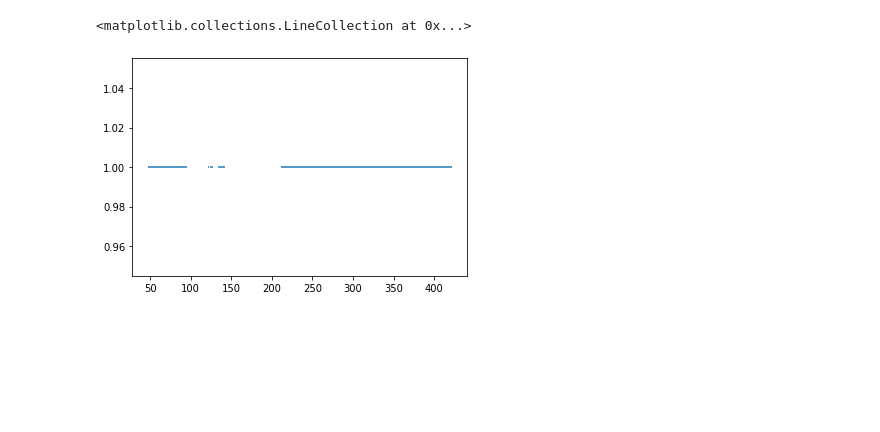
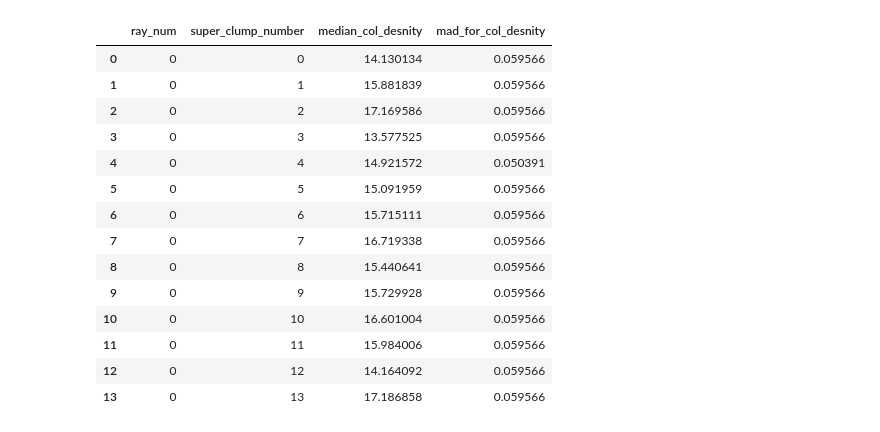
Before and after one commit to tairaeli/trident_uncertainty, a Jupyter notebook: mods/abundances/scripts/potential_ploting issues.ipynb, the cells around one changed output. Saved outputs shown, nothing was run; the diff lists cells and outputs as text; code cells hidden in the pictures; blank space fills up the shorter version.

```diff
--- a/mods/abundances/scripts/potential_ploting issues.ipynb
+++ b/mods/abundances/scripts/potential_ploting issues.ipynb
@@ -52,6 +5 @@ rows[0:6]
-# %%
-plt.hlines(np.ones(5),rows["st"][0:5],rows["ed"][0:5])
-# %% [output]
-<matplotlib.collections.LineCollection at 0x...>
-[figure, removed]
 # %%
@@ -59,0 +17,34 @@ df.to_csv("./abun_table.txt", sep = " ")
+# %%
+c2_pn = pd.read_csv("/mnt/scratch/tairaeli/halo2392_pn2/redshift2.0/stats/2392_z2.0_C_II_abun_all-model-families_all-clumps.csv", delim_whitespace = True)
+c4_pn = pd.read_csv("/mnt/scratch/tairaeli/halo2392_pn2/redshift2.0/stats/2392_z2.0_C_IV_abun_all-model-families_all-clumps.csv", delim_whitespace = True)
+o6_pn = pd.read_csv("/mnt/scratch/tairaeli/halo2392_pn2/redshift2.0/stats/2392_z2.0_O_VI_abun_all-model-families_all-clumps.csv", delim_whitespace = True)
+
+c2_hm = pd.read_csv("/mnt/scratch/tairaeli/halo2392_hm2/redshift2.0/stats/2392_z2.0_C_II_abun_all-model-families_all-clumps.csv", delim_whitespace = True)
+c4_hm = pd.read_csv("/mnt/scratch/tairaeli/halo2392_hm2/redshift2.0/stats/2392_z2.0_C_IV_abun_all-model-families_all-clumps.csv", delim_whitespace = True)
+o6_hm = pd.read_csv("/mnt/scratch/tairaeli/halo2392_hm2/redshift2.0/stats/2392_z2.0_O_VI_abun_all-model-families_all-clumps.csv", delim_whitespace = True)
+
+
+c2_fg = pd.read_csv("/mnt/scratch/tairaeli/halo2392_fg2/redshift2.0/stats/2392_z2.0_C_II_abun_all-model-families_all-clumps.csv", delim_whitespace = True)
+c4_fg = pd.read_csv("/mnt/scratch/tairaeli/halo2392_fg2/redshift2.0/stats/2392_z2.0_C_IV_abun_all-model-families_all-clumps.csv", delim_whitespace = True)
+o6_fg = pd.read_csv("/mnt/scratch/tairaeli/halo2392_fg2/redshift2.0/stats/2392_z2.0_O_VI_abun_all-model-families_all-clumps.csv", delim_whitespace = True)
+# %%
+c2r0_pn = c2_pn[c2_pn["ray_num"] == 0]
+c2r0_hm = c2_hm[c2_hm["ray_num"] == 0]
+c2r0_fg = c2_fg[c2_fg["ray_num"] == 0]
+c2r0_hm
+# %% [output]
+|  | ray_num | super_clump_number | median_col_desnity | mad_for_col_desnity |
+| 0 | 0 | 0 | 14.130134 | 0.059566 |
+| 1 | 0 | 1 | 15.881839 | 0.059566 |
+| 2 | 0 | 2 | 17.169586 | 0.059566 |
+| 3 | 0 | 3 | 13.577525 | 0.059566 |
+| 4 | 0 | 4 | 14.921572 | 0.050391 |
+| 5 | 0 | 5 | 15.091959 | 0.059566 |
+| 6 | 0 | 6 | 15.715111 | 0.059566 |
+| 7 | 0 | 7 | 16.719338 | 0.059566 |
+| 8 | 0 | 8 | 15.440641 | 0.059566 |
+| 9 | 0 | 9 | 15.729928 | 0.059566 |
+| 10 | 0 | 10 | 16.601004 | 0.059566 |
+| 11 | 0 | 11 | 15.984006 | 0.059566 |
+| 12 | 0 | 12 | 14.164092 | 0.059566 |
+| 13 | 0 | 13 | 17.186858 | 0.059566 |
```
Also changed, not shown: parts of 19 cells of this notebook, 2 other files.
